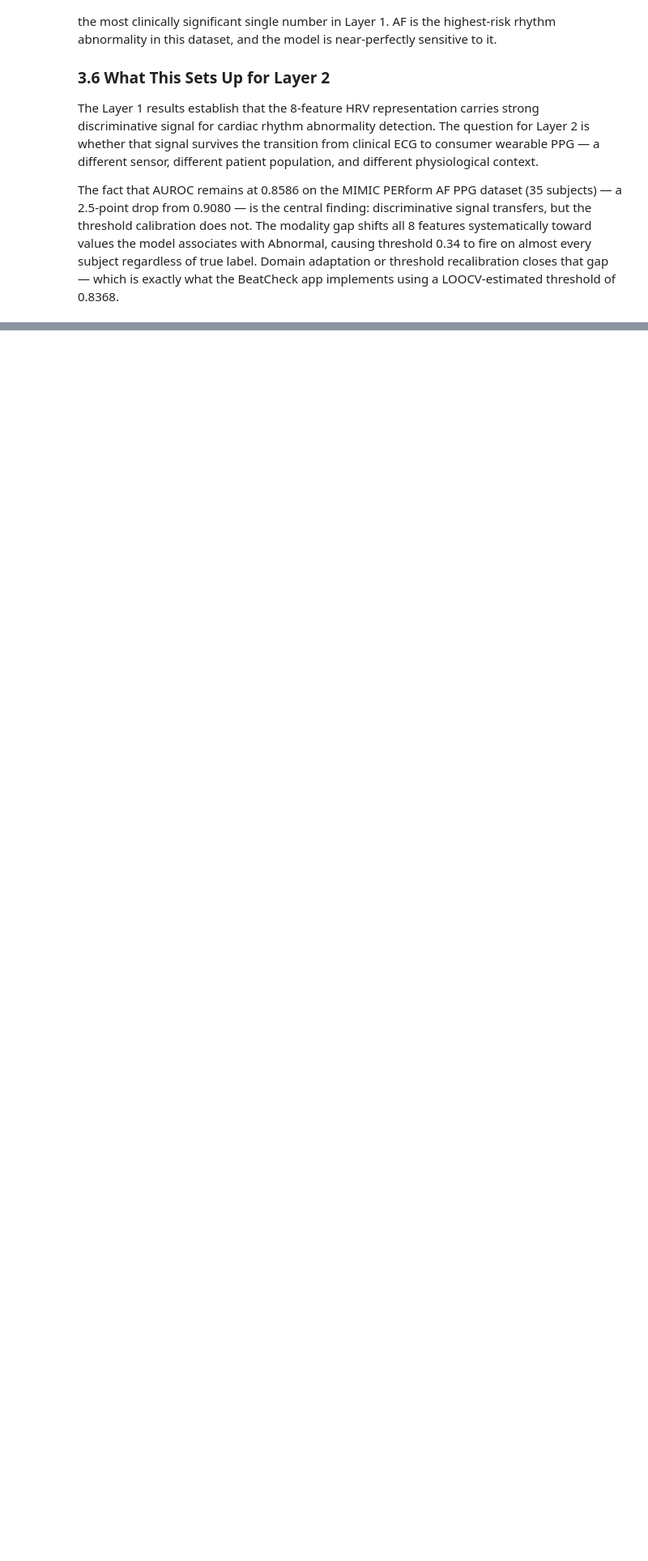
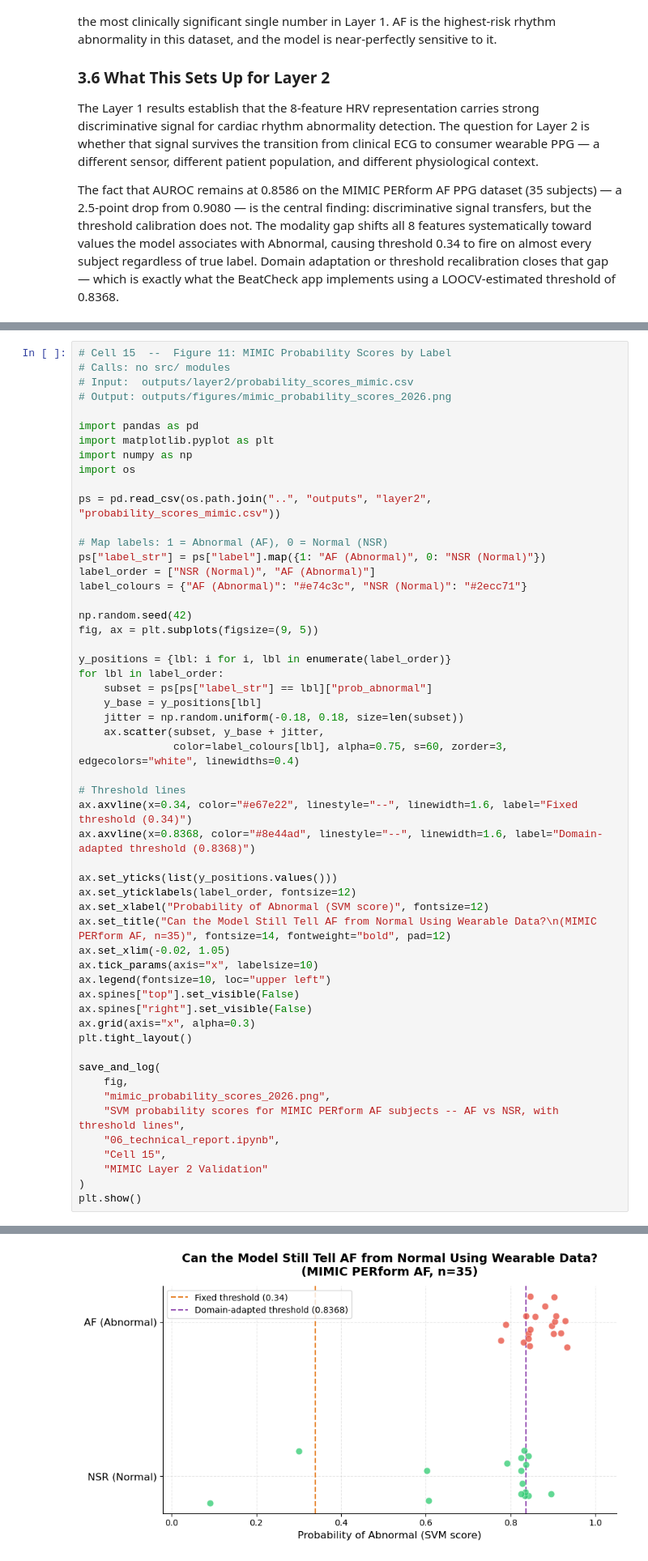
Before and after one commit to Lucas-sam93/ga-capstone-heartbeat-or-noise, a Jupyter notebook: notebooks/06_technical_report.ipynb, the cells around one changed output, grey strips where cells are left out. Shown at 81% size. Drawn from its saved outputs; the diff is of its cells as text; blank space fills up the shorter version.

```diff
--- a/notebooks/06_technical_report.ipynb
+++ b/notebooks/06_technical_report.ipynb
@@ -1220,0 +1587,55 @@ The fact that AUROC remains at 0.8586 on the MIMIC PERform AF PPG dataset (35 su
+# %%
+# Cell 15  --  Figure 11: MIMIC Probability Scores by Label
+# Calls: no src/ modules
+# Input:  outputs/layer2/probability_scores_mimic.csv
+# Output: outputs/figures/mimic_probability_scores_2026.png
+
+import pandas as pd
+import matplotlib.pyplot as plt
+import numpy as np
+import os
+
+ps = pd.read_csv(os.path.join("..", "outputs", "layer2", "probability_scores_mimic.csv"))
+
+# Map labels: 1 = Abnormal (AF), 0 = Normal (NSR)
+ps["label_str"] = ps["label"].map({1: "AF (Abnormal)", 0: "NSR (Normal)"})
+label_order = ["NSR (Normal)", "AF (Abnormal)"]
+label_colours = {"AF (Abnormal)": "#e74c3c", "NSR (Normal)": "#2ecc71"}
+
+np.random.seed(42)
+fig, ax = plt.subplots(figsize=(9, 5))
+
+y_positions = {lbl: i for i, lbl in enumerate(label_order)}
+for lbl in label_order:
+    subset = ps[ps["label_str"] == lbl]["prob_abnormal"]
+    y_base = y_positions[lbl]
+    jitter = np.random.uniform(-0.18, 0.18, size=len(subset))
+    ax.scatter(subset, y_base + jitter,
+               color=label_colours[lbl], alpha=0.75, s=60, zorder=3, edgecolors="white", linewidths=0.4)
+
+# Threshold lines
+ax.axvline(x=0.34, color="#e67e22", linestyle="--", linewidth=1.6, label="Fixed threshold (0.34)")
+ax.axvline(x=0.8368, color="#8e44ad", linestyle="--", linewidth=1.6, label="Domain-adapted threshold (0.8368)")
+
+ax.set_yticks(list(y_positions.values()))
+ax.set_yticklabels(label_order, fontsize=12)
+ax.set_xlabel("Probability of Abnormal (SVM score)", fontsize=12)
+ax.set_title("Can the Model Still Tell AF from Normal Using Wearable Data?\n(MIMIC PERform AF, n=35)", fontsize=14, fontweight="bold", pad=12)
+ax.set_xlim(-0.02, 1.05)
+ax.tick_params(axis="x", labelsize=10)
+ax.legend(fontsize=10, loc="upper left")
+ax.spines["top"].set_visible(False)
+ax.spines["right"].set_visible(False)
+ax.grid(axis="x", alpha=0.3)
+plt.tight_layout()
+
+save_and_log(
+    fig,
+    "mimic_probability_scores_2026.png",
+    "SVM probability scores for MIMIC PERform AF subjects -- AF vs NSR, with threshold lines",
+    "06_technical_report.ipynb",
+    "Cell 15",
+    "MIMIC Layer 2 Validation"
+)
+plt.show()
+# %% [output]
@@ -1220,0 +1644 @@ The fact that AUROC remains at 0.8586 on the MIMIC PERform AF PPG dataset (35 su
+[figure, added]
```
Also changed, not shown: parts of 26 cells of this notebook, 20 other files.
